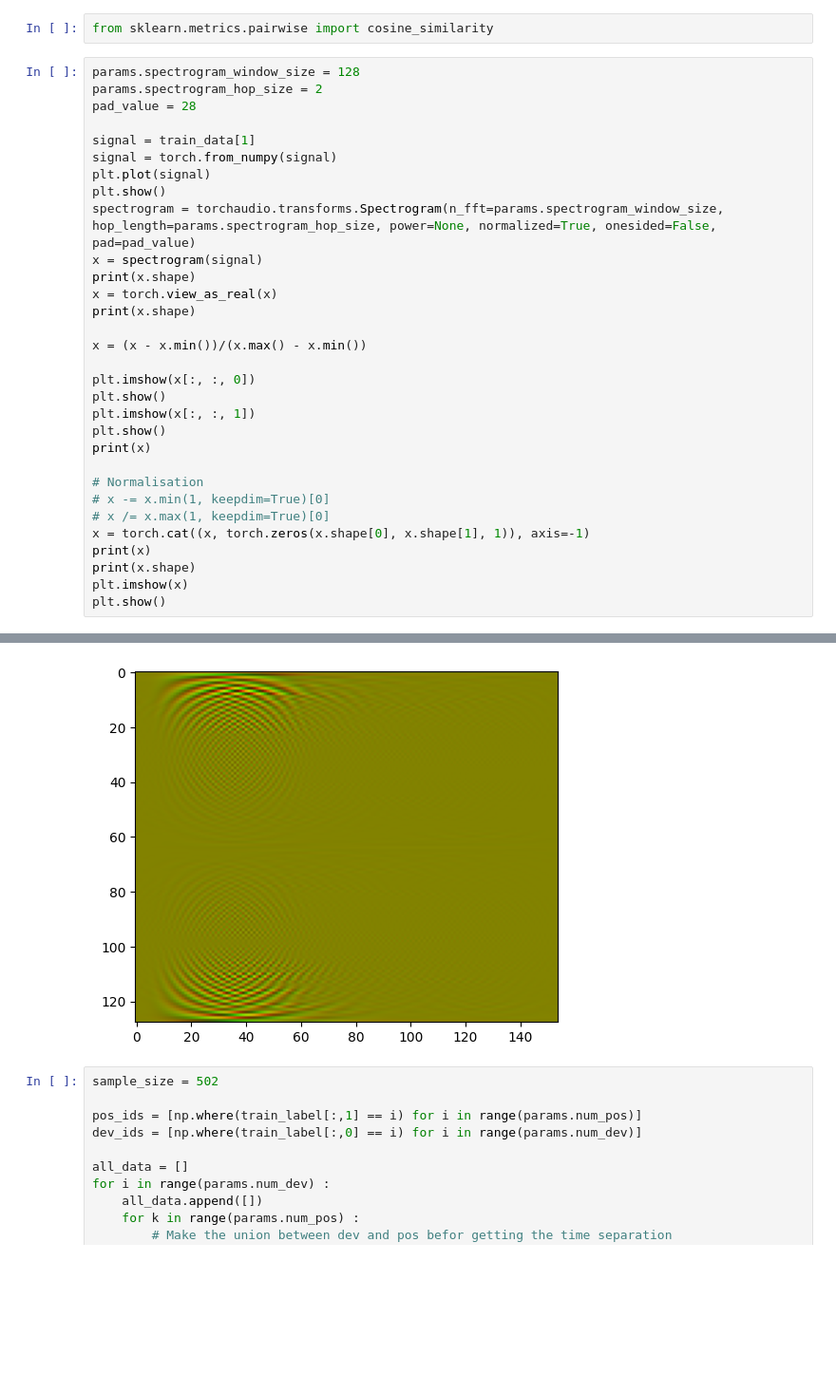
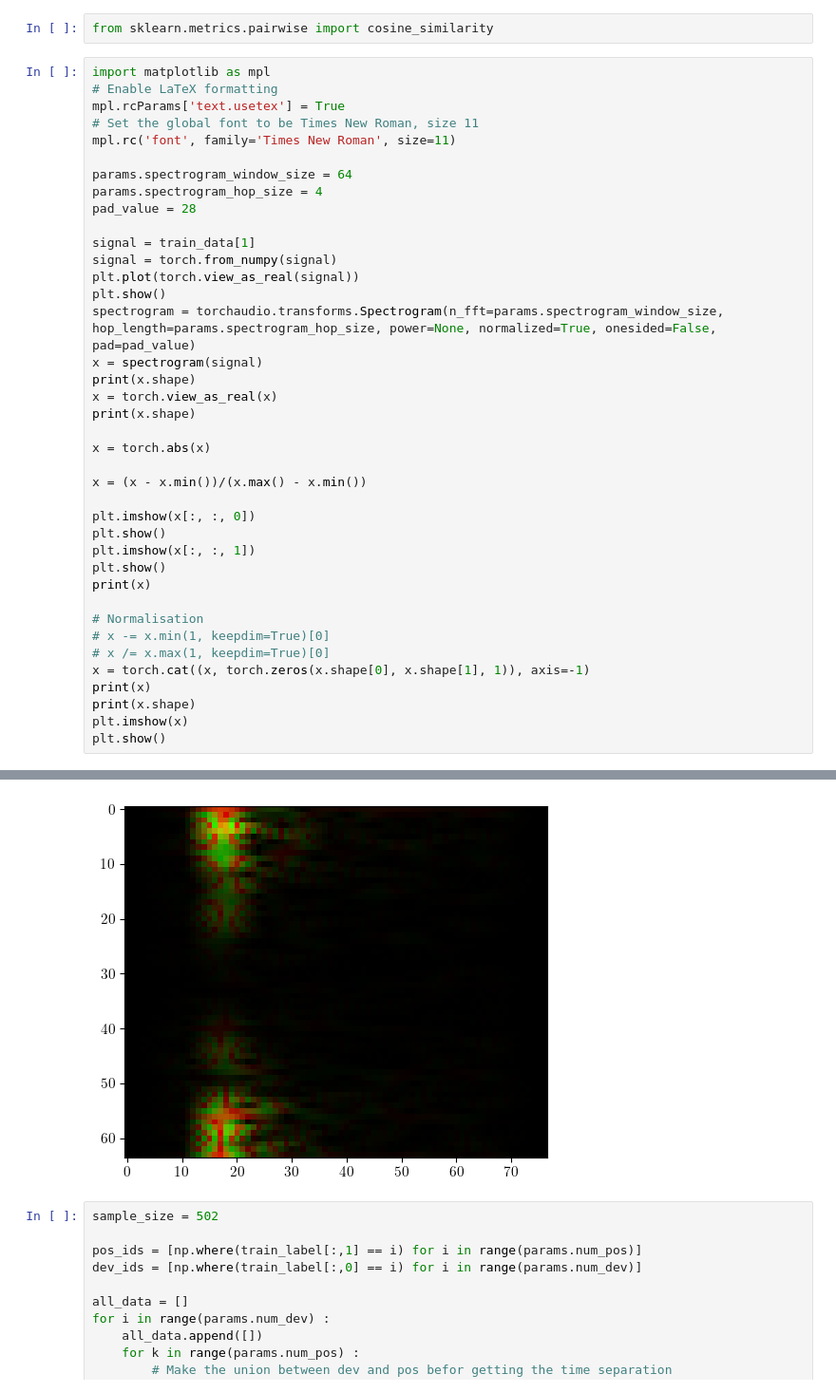
Before and after one commit to Thibaud-Ardoin/UWB-fingerprint, a Jupyter notebook: src/data_explorer.ipynb, the cells around one changed output, grey strips where cells are left out. Shown at 95% size. Drawn from its saved outputs; the diff is of its cells as text; blank space fills up the shorter version.

```diff
--- a/src/data_explorer.ipynb
+++ b/src/data_explorer.ipynb
@@ -72,19 +72,27 @@ plt.show()
 # %%
 from sklearn.metrics.pairwise import cosine_similarity
 # %%
-params.spectrogram_window_size = 128
-params.spectrogram_hop_size = 2
+import matplotlib as mpl
+# Enable LaTeX formatting
+mpl.rcParams['text.usetex'] = True
+# Set the global font to be Times New Roman, size 11
+mpl.rc('font', family='Times New Roman', size=11)
+
+params.spectrogram_window_size = 64
+params.spectrogram_hop_size = 4
 pad_value = 28
 
 signal = train_data[1]
 signal = torch.from_numpy(signal)
-plt.plot(signal)
+plt.plot(torch.view_as_real(signal))
 plt.show()
 spectrogram = torchaudio.transforms.Spectrogram(n_fft=params.spectrogram_window_size, hop_length=params.spectrogram_hop_size, power=None, normalized=True, onesided=False, pad=pad_value)
 x = spectrogram(signal)
 print(x.shape)
 x = torch.view_as_real(x)
 print(x.shape)
+
+x = torch.abs(x)
 
 x = (x - x.min())/(x.max() - x.min())
 
@@ -128,4 +136,4 @@ torch.Size([128, 154, 3])
-[figure, old version]
+[figure, new version]
 # %%
 sample_size = 502
 
```
Also changed, not shown: parts of 1 cell of this notebook, 6 other files.
